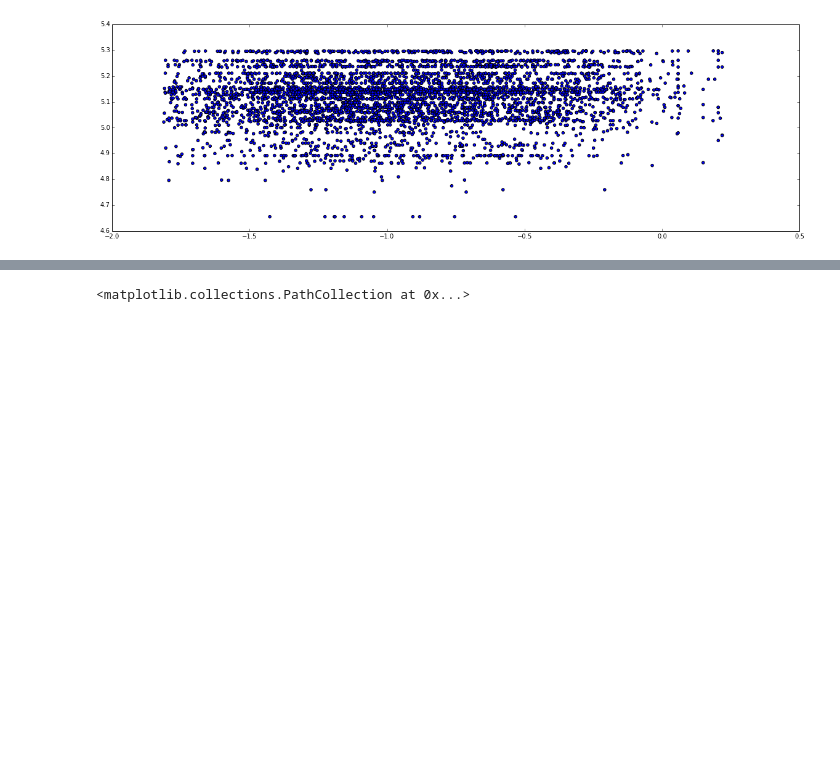
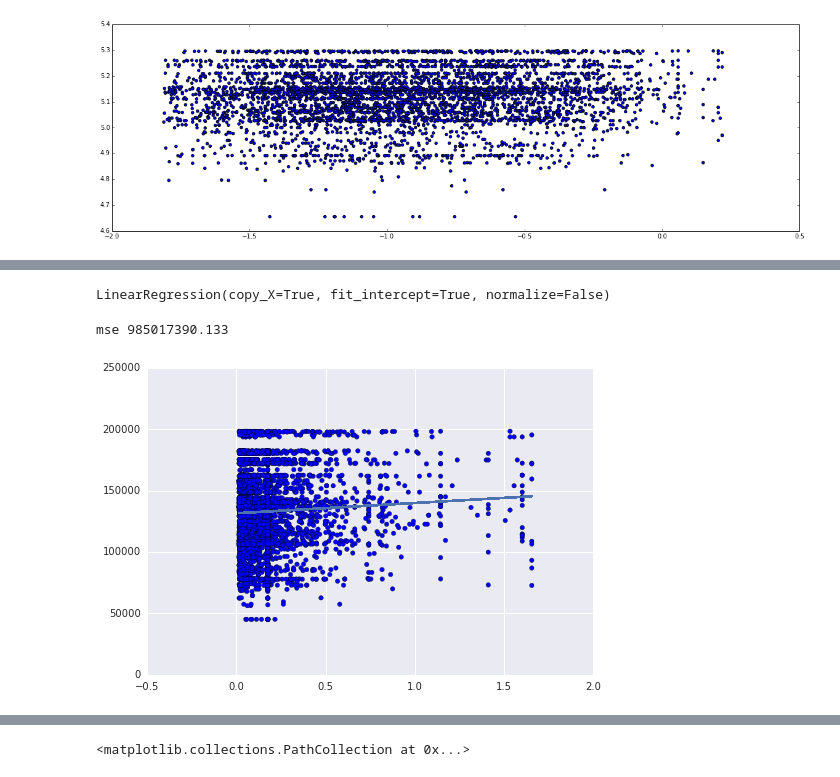
Before and after one commit to shinwachi/cs109_firstOrPerish, a Jupyter notebook: analysis/salary_analysis.ipynb, the cells around one changed output, grey strips where cells are left out. Saved outputs shown, nothing was run; the diff lists cells and outputs as text; code cells hidden in the pictures; blank space fills up the shorter version.

```diff
--- a/analysis/salary_analysis.ipynb
+++ b/analysis/salary_analysis.ipynb
@@ -133,0 +151,2 @@ plt.scatter(np.log10(data.faef[sample]),data.salary[sample])
+# %%
+regr = linear_model.LinearRegression()
@@ -133,0 +175,12 @@ plt.scatter(np.log10(data.faef[sample]),data.salary[sample])
+# %%
+regr.fit(k[['faef']] ,k[['salary']])
+# %% [output]
+LinearRegression(copy_X=True, fit_intercept=True, normalize=False)
+# %%
+plt.scatter(k.faef[sample], k.salary[sample])
+prd_salary= regr.predict(k[['faef']])
+plt.plot(k.faef[sample], prd_salary[sample])
+print "mse", np.mean((np.array(k['salary'][sample])-np.array(prd_salary[sample]))**2)
+# %% [output]
+mse 985017390.133
+[figure, added]
```
Also changed, not shown: parts of 11 cells of this notebook, 5 other files.
